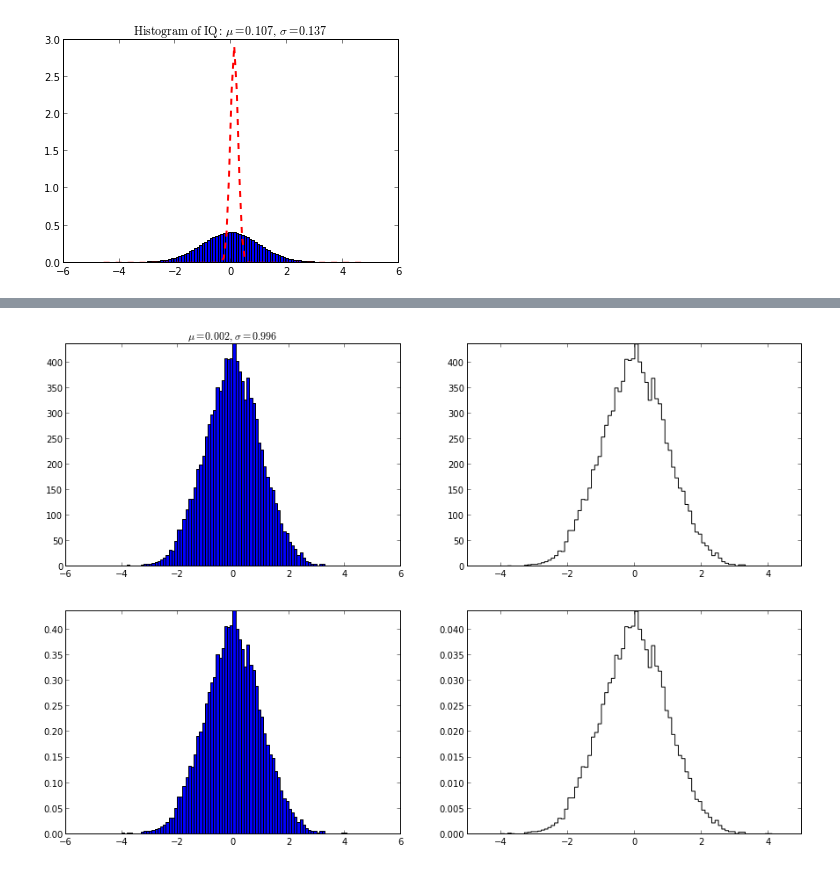
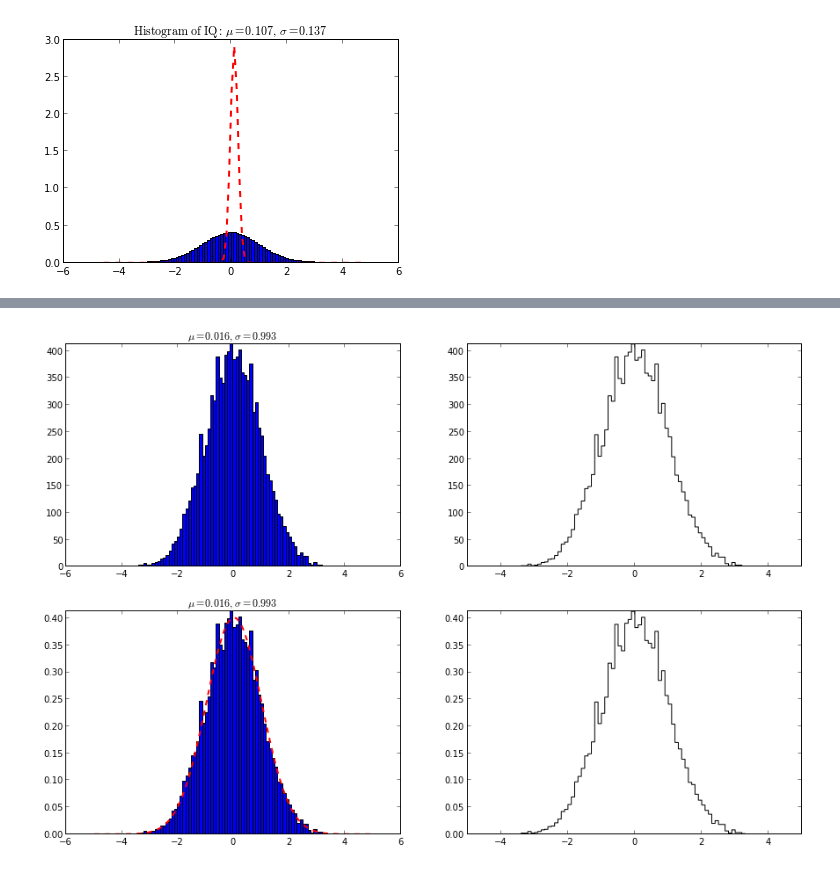
Before and after one commit to arjun-trivedi/ana2pi, a Jupyter notebook: scripts/python/nb-UseCase-Fitting.ipynb, the cells around one changed output, grey strips where cells are left out. Drawn from its saved outputs; the diff is of its cells as text; code cells hidden in the pictures.

```diff
--- a/scripts/python/nb-UseCase-Fitting.ipynb
+++ b/scripts/python/nb-UseCase-Fitting.ipynb
@@ -67,7 +67,7 @@ plt.title(r'$\mathrm{Histogram\ of\ IQ:}\ \mu=%.3f,\ \sigma=%.3f$' %(mu, sigma))
 """
 Test Plotting and Fitting a histogram using
 1. matplotlib & scipy
-2. rootpy.plotting
+2. rootpy.plotting & ROOT::TF1
 """
 from __future__ import division
 import numpy as np
@@ -78,11 +78,27 @@ import matplotlib.mlab as mlab
 
 from rootpy.plotting import Hist
 from rootpy.plotting import root2matplotlib as rplt
+import ROOT
 
 NSAMPLES=10000
 XMIN=-5
 XMAX=5
 NBINS=100
+
+def gauss_pdf(x, par):
+    fitval = ROOT.TMath.Gaus(x[0],par[0],par[1],True)
+    return fitval
+fgauss_pdf=ROOT.TF1("fgauss_pdf",gauss_pdf,XMIN,XMAX,2)
+ROOT.gStyle.SetOptFit(1111)
+
+c=ROOT.TCanvas("test_gauss_pdf","test_gauss_pdf")
+ftest_gauss_pdf=fgauss_pdf
+ftest_gauss_pdf.SetParameters(0,1)
+ftest_gauss_pdf.Draw()
+
+CWIDTH=500
+CHEIGHT=500
+
 
 x=np.random.normal(0,1,NSAMPLES)
 
@@ -94,7 +110,7 @@ ax1.set_ylim(min(n1),max(n1))
 (mu1,sigma1) = norm.fit(x)
 y1 = mlab.normpdf(bins1,mu1,sigma1)
 plt.plot(bins1,y1,'r--',linewidth=2)
-plt.title(r'$\mu=%.3f,\ \sigma=%.3f$' %(mu1, sigma1))
+plt.title('$\mu=%.3f,\ \sigma=%.3f$' %(mu1, sigma1))
 
 # Plot Histogram: Method 2.
 h=Hist(NBINS,XMIN,XMAX)
@@ -102,19 +118,33 @@ h.fill_array(x)
 ax2=plt.subplot(222)
 n2,bins2,patches2=rplt.hist(h,ax2)
 ax2.set_ylim(h.GetMinimum(),h.GetMaximum())
+c2=ROOT.TCanvas("Hist_Fit","Hist_Fit",CWIDTH,CHEIGHT)
+fgauss_pdf.SetParameters(1,0,1)
+#h.Fit("fgauss_pdf")
+h.Fit("gaus")
+h.Draw()
 
-# Plot Histogram with bin content normed to pdf: Method 1.
+# Plot normpdf-Histogram & Fit : Method 1.
 ax3=plt.subplot(223)
 n3,bins3,patches3=ax3.hist(x,NBINS,range=(XMIN,XMAX),normed=True)
 ax3.set_ylim(min(n3),max(n3))
+(mu3,sigma3) = norm.fit(x)
+y3 = mlab.normpdf(bins3,mu3,sigma3)
+plt.plot(bins3,y3,'r--',linewidth=2)
+plt.title('$\mu=%.3f,\ \sigma=%.3f$' %(mu3, sigma3))
 
-# Plot Histogram with bin content normed to pdf: Method 2.
+# Plot normpdf-Histogram: Method 2.
 ax4=plt.subplot(224)
-binw=(5-(-5))/10
+binw=(XMAX-XMIN)/NBINS
 scale=(1/(h.GetEntries()*binw))
 h.Scale(scale)
 n4,bins4,patches4=rplt.hist(h,ax4)
 ax4.set_ylim(h.GetMinimum(),h.GetMaximum())
+c4=ROOT.TCanvas("normpdf-Hist_Fit","normpdf-Hist_Fit",CWIDTH,CHEIGHT)
+fgauss_pdf.SetParameters(0,1)
+h.Fit("fgauss_pdf")
+h.Fit("gaus")
+h.Draw()
 
 plt.show()
 # %% [output]
@@ -121 +153 @@ plt.show()
-[figure, old version]
+[figure, new version]
```
Also changed, not shown: parts of 1 cell of this notebook.
